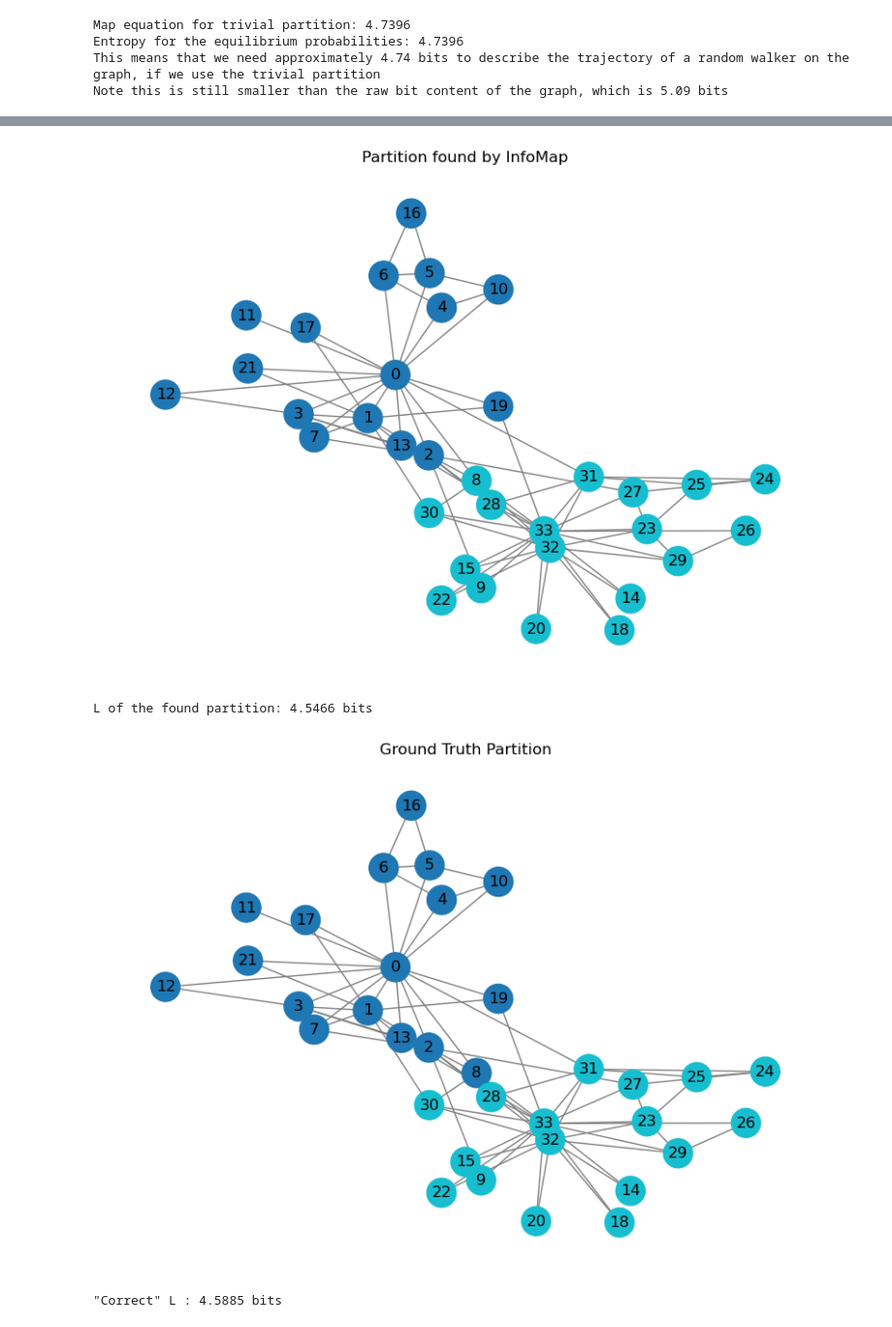
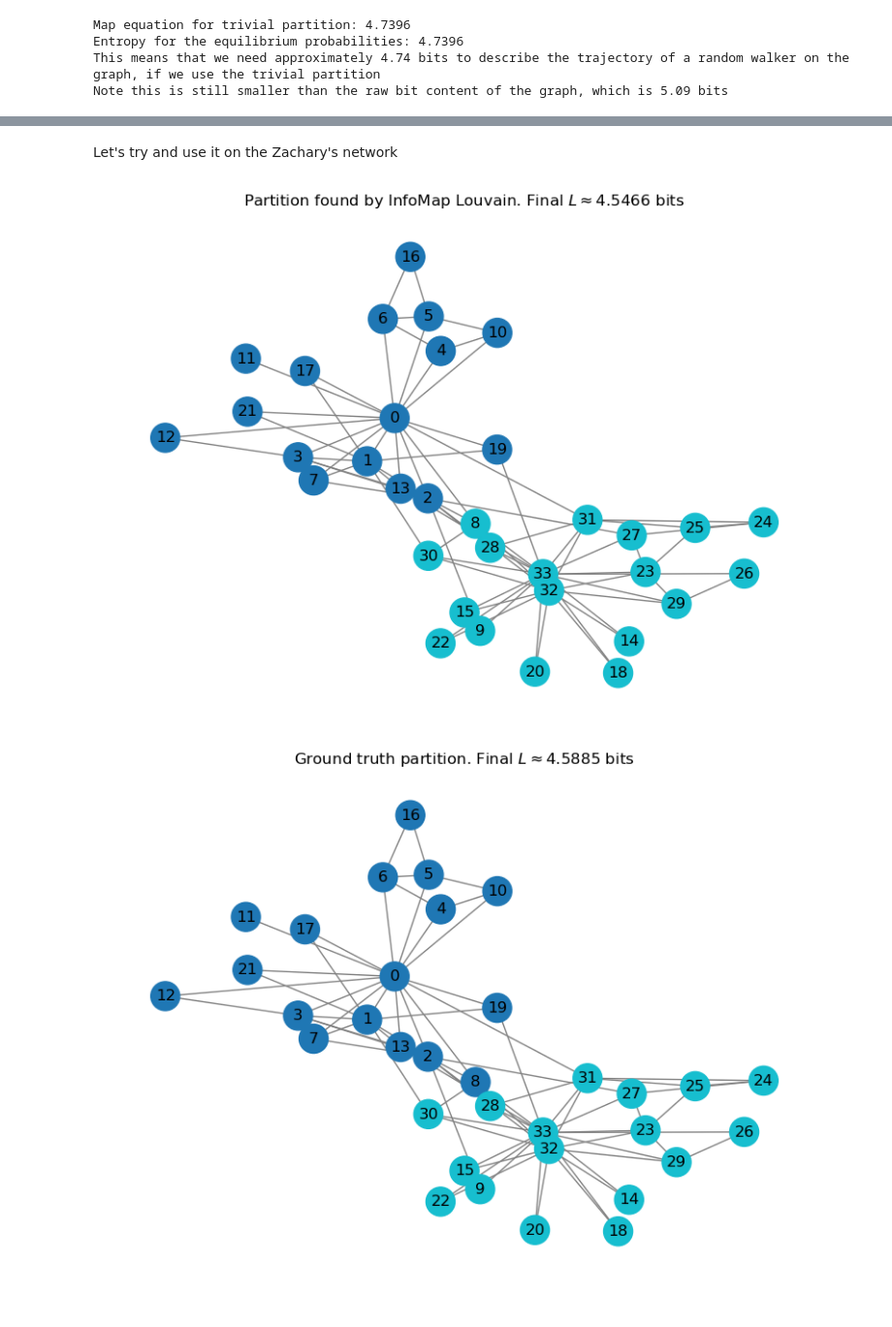
Before and after one commit to riccorte/InfoMap-Analysis, a Jupyter notebook: infomapLouvain.ipynb, the cells around one changed output, grey strips where cells are left out. Shown at 97% size. Saved outputs shown, nothing was run; the diff lists cells and outputs as text; code cells hidden in the pictures.

Commit message:
Louvain ++

```diff
--- a/infomapLouvain.ipynb
+++ b/infomapLouvain.ipynb
@@ -39,9 +39,8 @@ Consider the famous Zachary's karate club network. We will use this simple netwo
 # %%
-# A reference network
 G = nx.karate_club_graph()
 
-pos = nx.spring_layout(G, seed=42)
 plt.figure(figsize=(8, 5))
-nx.draw(G, pos, with_labels=True, node_size=500, edge_color="gray", font_size=10, font_color="black")
+nx.draw(G, nx.spring_layout(G, seed=42), with_labels=True, node_size=500, edge_color="gray", font_size=10, font_color="black")
+plt.title("Zachary's Karate Club Graph")
 plt.show()
 # %% [output]
@@ -57,7 +56,7 @@ where $q_{i\curvearrowright}$ is the probability that in a generic timestep the
 
 Let us first define a set of useful utility functions:
 # %%
-# This will essentially compute the shannon Entropy for a distribution
+# This computes the shannon Entropy for a distribution
 def shannonEntropy(probabilities):
     h = 0
     for p in probabilities:
@@ -65,35 +64,36 @@ def shannonEntropy(probabilities):
             h -= p * math.log2(p)
     return h
 
-
-
+# This function computes the map equation for a given partition of the graph, using the equilibrium probabilities of the nodes and a teleportation parameter tau.
 def mapEquation(G, partition, equilibriumProbabilities, tau=0.15):
-    # dict containing the modules
+    # Dict containing the modules
     modules = set(partition.values())
     n = G.number_of_nodes()
     q_out = {m: 0.0 for m in modules}  # q_i for each module
     p_sum = {m: 0.0 for m in modules}  # \sum_\alpha \in i p_\alpha for each i
     mod_nodes = {m: [] for m in modules} # List of nodes in each module
 
-    # Let's populate these dicts
+    # Let's populate these dicts traversing the network
     for u in G.nodes():
         # Module of node u
         m_u = partition[u]
-        # Its equilibrium probability
+        # Its equilibrium probability p_u
         pr_u = equilibriumProbabilities[u]
-
+        # Update the sum of probabilities for the module m_u
         p_sum[m_u] += pr_u
         mod_nodes[m_u].append(u)
-
+        # Now iterate over all the neighbors ...
         deg_u = G.degree(u, weight='weight')
         if deg_u > 0:
+            # But only if the neighbors are in differern modules!
             for v in G.neighbors(u):
                 m_v = partition[v]
                 if m_u != m_v:
                     # Get the weight of the edge (u, v), if one is there, otherwise default to 1
                     w_uv = G[u][v].get('weight', 1.0)
-                    # Using the formula in the paper
+                    # Using the formula in the paper. This is the contribution to the flow exiting module m_u due to the edge (u, v)
                     q_out[m_u] += (1-tau)*(pr_u / deg_u) * w_uv
+    # Now we need to add the contribution of teleportation (which is global)
     for m in modules:
         n_i = len(mod_nodes[m])
         teleport_flow = tau * (n - n_i) / (n - 1) * p_sum[m]
@@ -102,22 +102,22 @@ def mapEquation(G, partition, equilibriumProbabilities, tau=0.15):
     # Now let's compute the first term for the map equation
     total_q = sum(q_out.values())
     if total_q < 1e-12:   # regularization to avoid log(0), 0 log(0) = 0
-        L_index = 0.0
+        L_1 = 0.0
     else:
         Q_probs = [val / total_q for val in q_out.values()]
-        L_index = total_q * shannonEntropy(Q_probs)
+        L_1 = total_q * shannonEntropy(Q_probs)
 
     # Computing the second term for the map equation
-    L_module = 0.0
+    L_2 = 0.0
     for m in modules:
         p_circle = p_sum[m] + q_out[m]
 
         if p_circle > 1e-12:
             probs_internal = [equilibriumProbabilities[u] / p_circle for u in mod_nodes[m]]
             probs_internal.append(q_out[m] / p_circle)
-            L_module += p_circle * shannonEntropy(probs_internal)
+            L_2 += p_circle * shannonEntropy(probs_internal)
 
-    return L_index + L_module
+    return L_1 + L_2
 # %% [markdown]
 Let's try and see whether it works on some trivial examples. First of all, let us use the 1-module case:
 # %%
@@ -266,24 +281,19 @@ def draw_partition(G, partition_dict, title):
     plt.title(title)
     nx.draw(G, pos, with_labels=True, node_color=node_colors, cmap=plt.cm.tab10, node_size=500, edge_color="gray", font_color="black")
     plt.show()
+# %% [markdown]
+Let's try and use it on the Zachary's network
 # %%
-# Get the graph
 G = nx.karate_club_graph()
 final_partition = infoMapLouvain(G)
-draw_partition(G, final_partition, title="Partition found by InfoMap")
-# Now compute the final L for the found partition
 L = mapEquation(G, final_partition, nx.pagerank(G, alpha=0.85))
-print(f"L of the found partition: {L:.4f} bits")
+draw_partition(G, final_partition, title=fr"Partition found by InfoMap Louvain. Final $L \approx {L:.4f}$ bits")
 
 ground_truth = {}
 for n in G.nodes(data=True):
     ground_truth[n[0]] = 0 if n[1]['club'] == 'Mr. Hi' else 1
-draw_partition(G, ground_truth, title="Ground Truth Partition")
-
 L_gt = mapEquation(G, ground_truth, nx.pagerank(G, alpha=0.85))
-print(f"\"Correct\" L : {L_gt:.4f} bits")
+draw_partition(G, ground_truth, title=fr"Ground truth partition. Final $L \approx {L_gt:.4f}$ bits")
 # %% [output]
-[figure, old version]
+[figure, new version]
-L of the found partition: 4.5466 bits
-[figure, old version]
+[figure, new version]
-"Correct" L : 4.5885 bits
```
Also changed, not shown: parts of 11 cells of this notebook.
